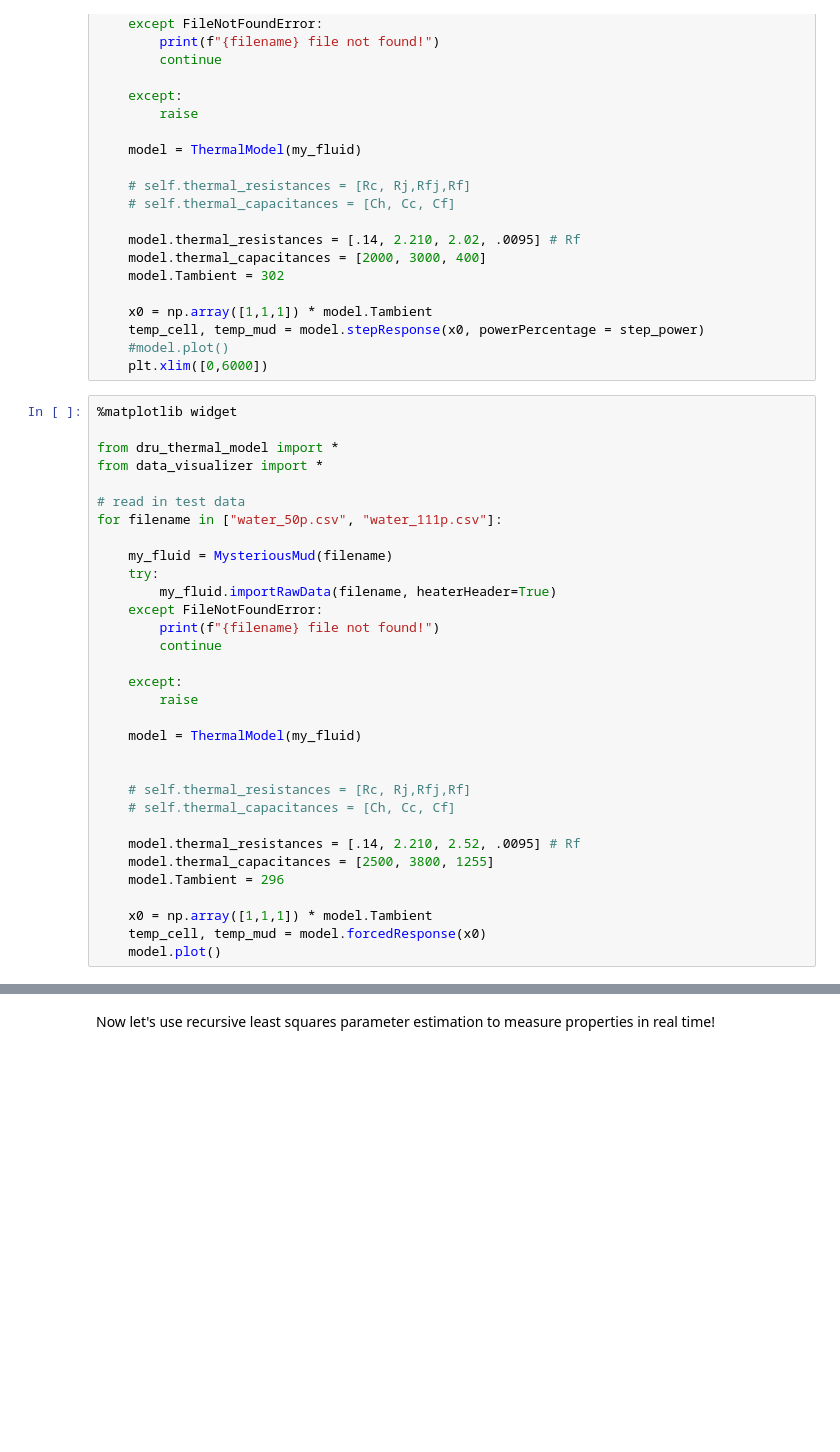
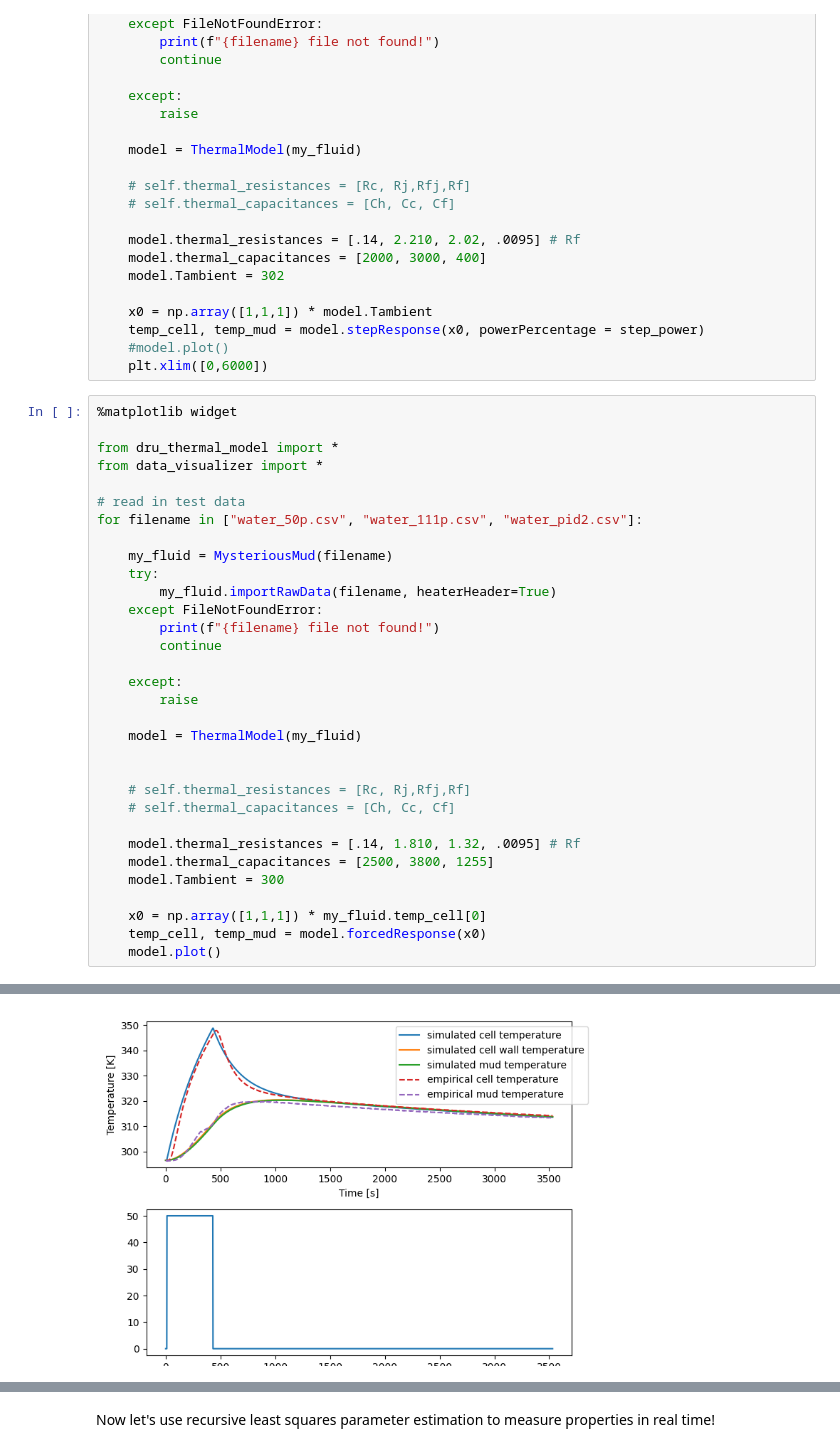
Before and after one commit to qiaomein/DRU_thermal_estimator, a Jupyter notebook: playground.ipynb, the cells around one changed output, grey strips where cells are left out. Drawn from its saved outputs; the diff is of its cells as text; blank space fills up the shorter version.

Commit message:
new fire resistance parameters added in playground

```diff
--- a/playground.ipynb
+++ b/playground.ipynb
@@ -130,7 +134,7 @@ from dru_thermal_model import *
 from data_visualizer import *
 
 # read in test data
-for filename in ["water_50p.csv", "water_111p.csv"]:
+for filename in ["water_50p.csv", "water_111p.csv", "water_pid2.csv"]:
 
     my_fluid = MysteriousMud(filename)
     try:
@@ -148,10 +152,11 @@ for filename in ["water_50p.csv", "water_111p.csv"]:
     # self.thermal_resistances = [Rc, Rj,Rfj,Rf]
     # self.thermal_capacitances = [Ch, Cc, Cf]
 
-    model.thermal_resistances = [.14, 2.210, 2.52, .0095] # Rf
+    model.thermal_resistances = [.14, 1.810, 1.32, .0095] # Rf
     model.thermal_capacitances = [2500, 3800, 1255]
-    model.Tambient = 296
+    model.Tambient = 300
 
-    x0 = np.array([1,1,1]) * model.Tambient
+    x0 = np.array([1,1,1]) * my_fluid.temp_cell[0]
     temp_cell, temp_mud = model.forcedResponse(x0)
     model.plot()
+# %% [output]
@@ -157,0 +179 @@ for filename in ["water_50p.csv", "water_111p.csv"]:
+[figure, added]
```
Also changed, not shown: parts of 6 cells of this notebook, 1 other file.
